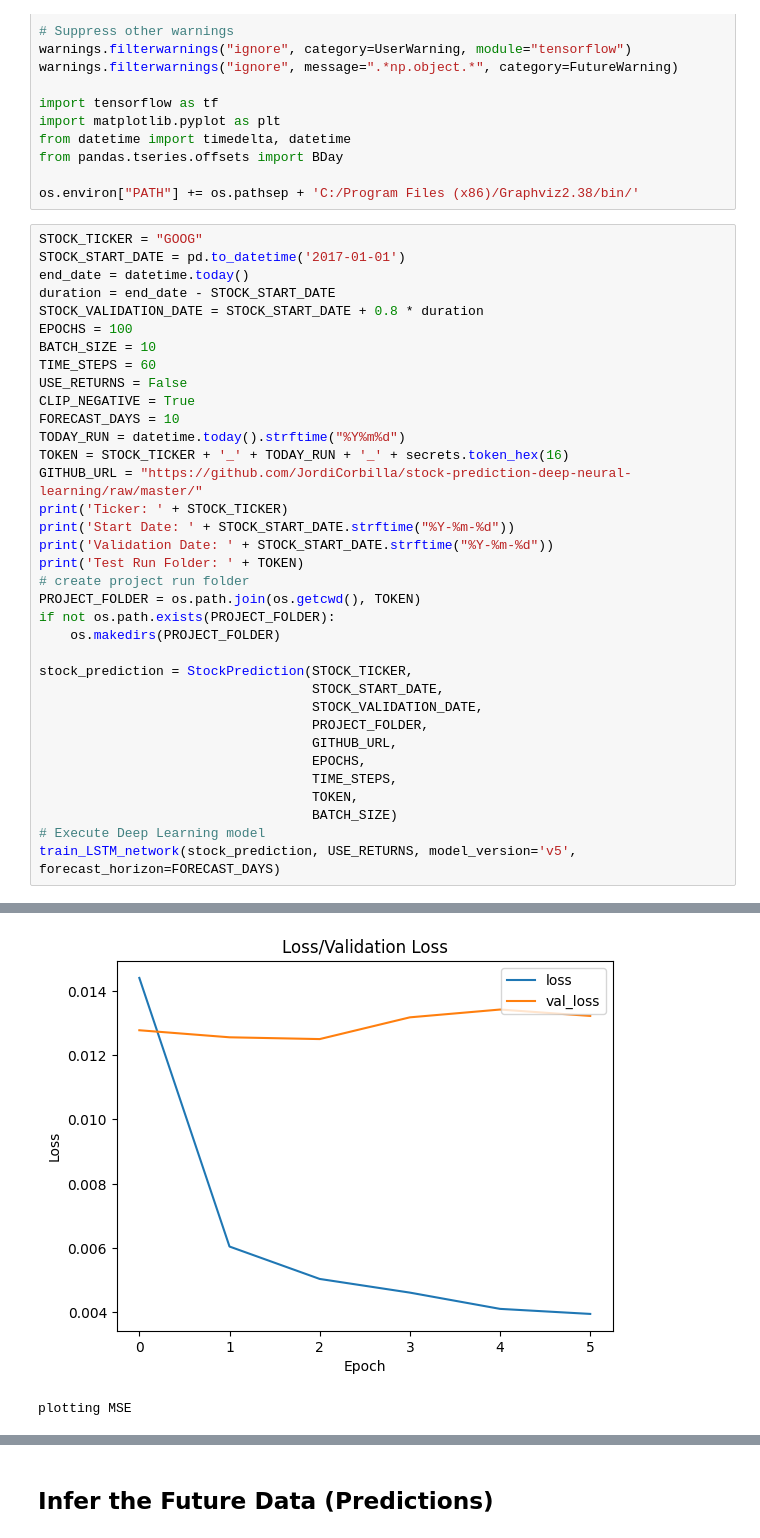
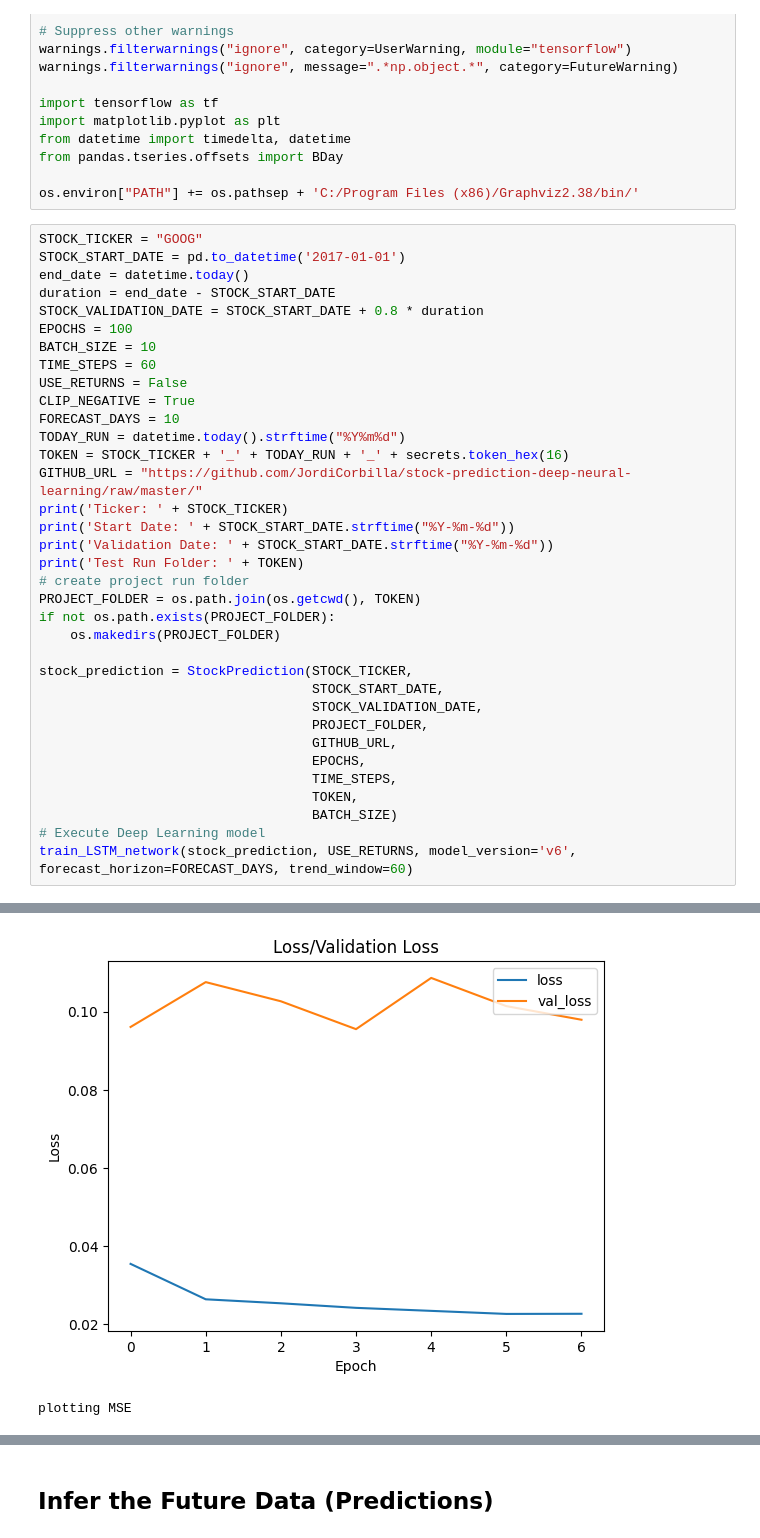
Before and after one commit to JordiCorbilla/stock-prediction-deep-neural-learning, a Jupyter notebook: stock_prediction_lstm.ipynb, the cells around one changed output, grey strips where cells are left out. Saved outputs shown, nothing was run; the diff lists cells and outputs as text.

```diff
--- a/stock_prediction_lstm.ipynb
+++ b/stock_prediction_lstm.ipynb
@@ -83,7 +83,7 @@ stock_prediction = StockPrediction(STOCK_TICKER,
                                    TOKEN,
                                    BATCH_SIZE)
 # Execute Deep Learning model
-train_LSTM_network(stock_prediction, USE_RETURNS, model_version='v5', forecast_horizon=FORECAST_DAYS)
+train_LSTM_network(stock_prediction, USE_RETURNS, model_version='v6', forecast_horizon=FORECAST_DAYS, trend_window=60)
 # %% [output]
 Ticker: GOOG
 Start Date: 2017-01-01
@@ -130,4 +136,4 @@ Epoch 6: early stopping
 saving model
 plotting loss
-[figure, old version]
+[figure, new version]
 plotting MSE
```
Also changed, not shown: parts of 3 cells of this notebook, 4 other files.
